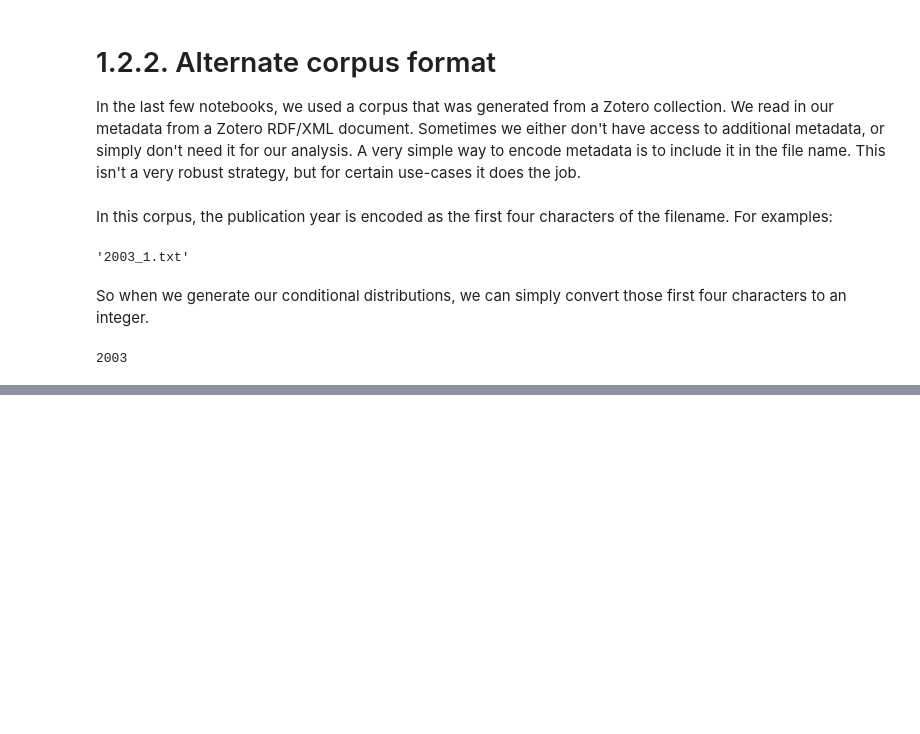
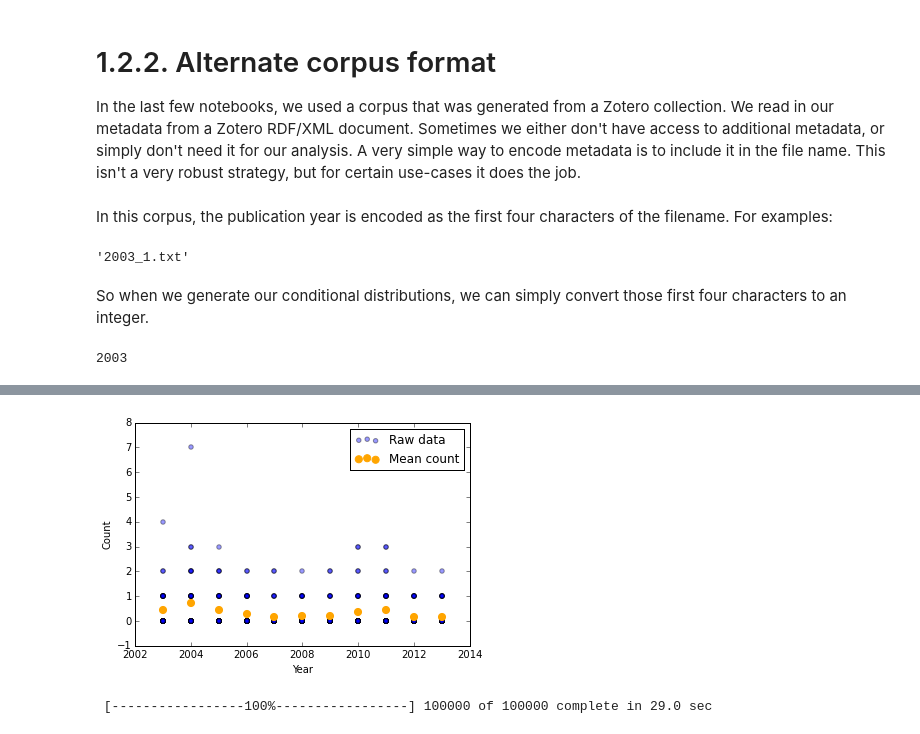
Before and after one commit to diging/methods, a Jupyter notebook: 1. Working with Texts/1.2 Change over time/1.2.2 Alternate corpus format.ipynb, the cells around one changed output, grey strips where cells are left out. Saved outputs shown, nothing was run; the diff lists cells and outputs as text; code cells hidden in the pictures; blank space fills up the shorter version.

```diff
--- a/1. Working with Texts/1.2 Change over time/1.2.2 Alternate corpus format.ipynb
+++ b/1. Working with Texts/1.2 Change over time/1.2.2 Alternate corpus format.ipynb
@@ -117,0 +158,8 @@ plt.show()
+# %%
+organism_data.plot(kind='scatter', x='Year', y='Count', alpha=0.4, label='Raw data')
+means = organism_data.groupby('Year').mean()
+plt.scatter(means.index, means.Count, color='orange', s=50, label='Mean count')
+plt.legend(loc='best')
+plt.show()
+# %% [output]
+[figure, added]
@@ -117,0 +185,4 @@ plt.show()
+# %%
+M.sample(iter=100000, burn=10000, thin=50)
+# %% [output]
+ [-----------------100%-----------------] 100000 of 100000 complete in 29.0 sec
```
Also changed, not shown: parts of 23 cells of this notebook, 12 other files.
